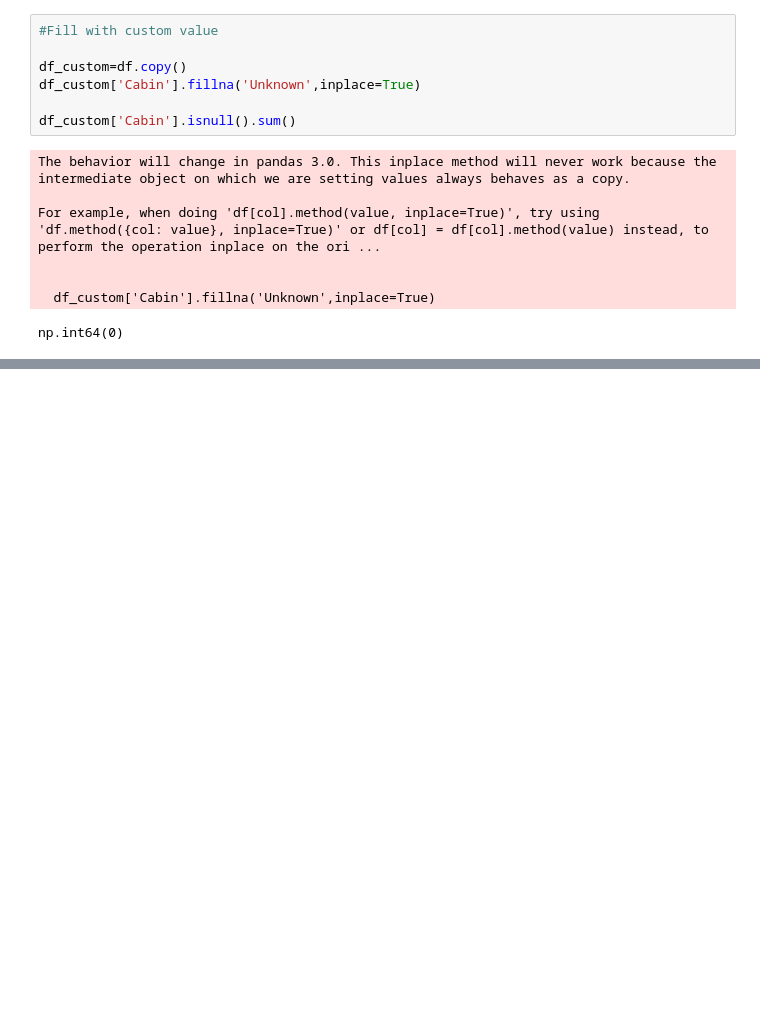
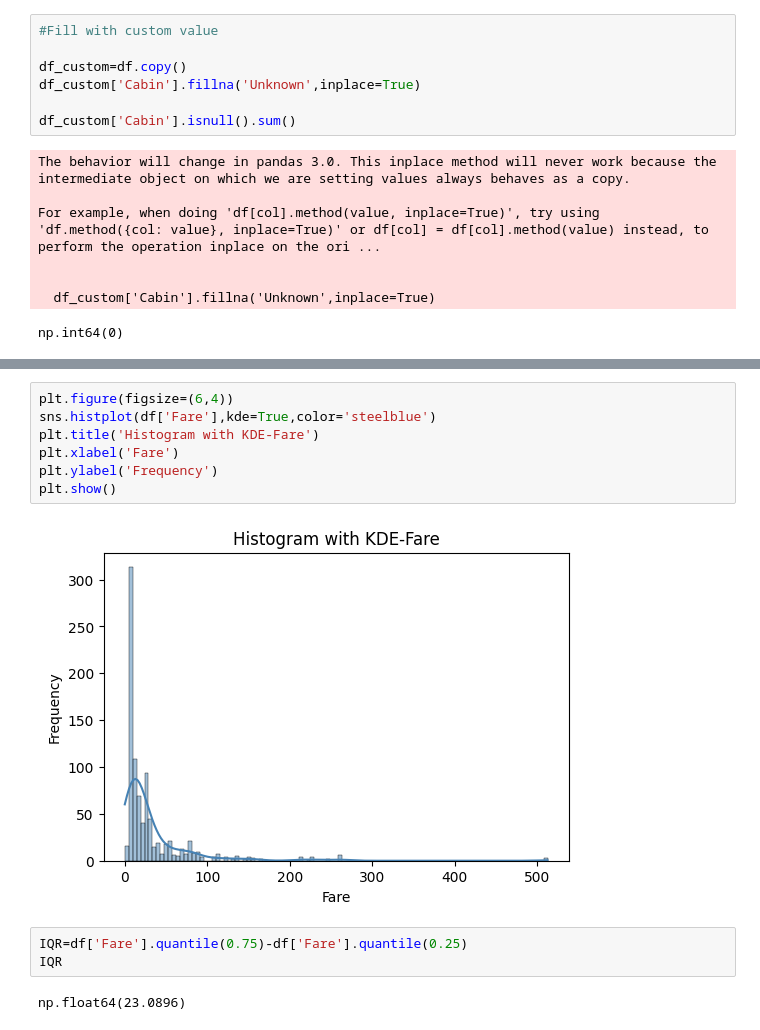
Before and after one commit to saisp2003/Lab, a Jupyter notebook: data.ipynb, the cells around one changed output, grey strips where cells are left out. Drawn from its saved outputs; the diff is of its cells as text; blank space fills up the shorter version.

```diff
--- a/data.ipynb
+++ b/data.ipynb
@@ -116,0 +266,14 @@ np.int64(0)
+# %%
+plt.figure(figsize=(6,4))
+sns.histplot(df['Fare'],kde=True,color='steelblue')
+plt.title('Histogram with KDE-Fare')
+plt.xlabel('Fare')
+plt.ylabel('Frequency')
+plt.show()
+# %% [output]
+[figure, added]
+# %%
+IQR=df['Fare'].quantile(0.75)-df['Fare'].quantile(0.25)
+IQR
+# %% [output]
+np.float64(23.0896)
```
Also changed, not shown: parts of 24 cells of this notebook, 4 other files.
